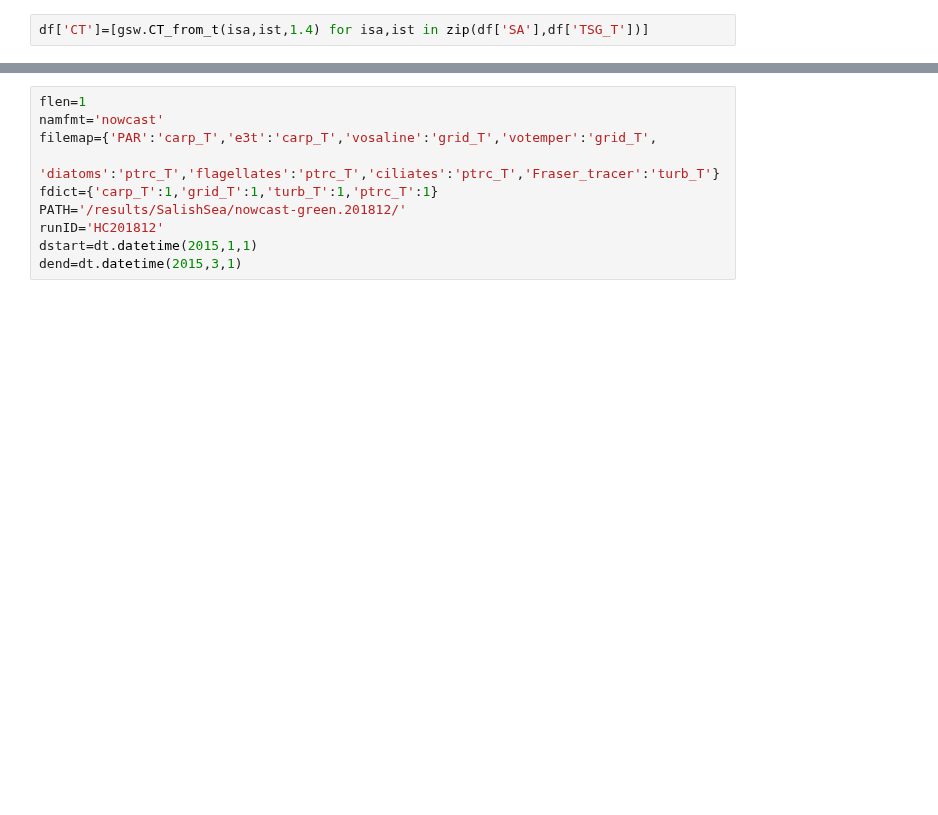
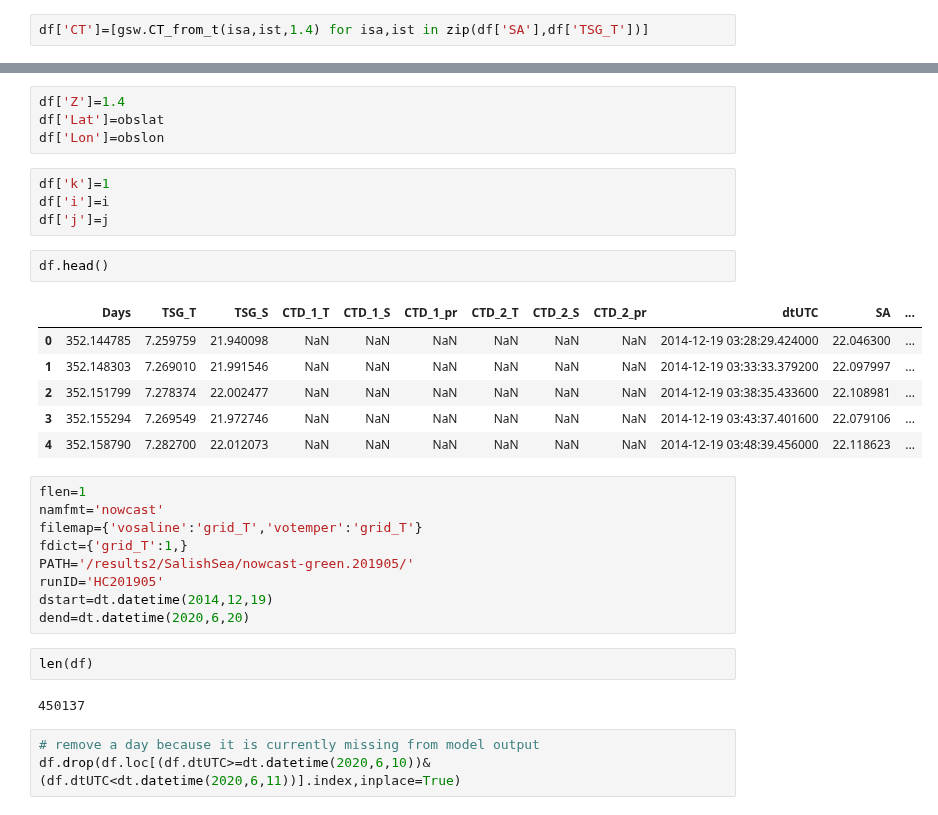
Before and after one commit to SalishSeaCast/analysis-elise-2, a Jupyter notebook: notebooks/IzettEval/HyacinthBayTS.ipynb, the cells around one changed output, grey strips where cells are left out. Cells and saved outputs as stored; diff of their text form; blank space fills up the shorter version.

```diff
--- a/notebooks/IzettEval/HyacinthBayTS.ipynb
+++ b/notebooks/IzettEval/HyacinthBayTS.ipynb
@@ -75,10 +63,33 @@ df['CT']=[gsw.CT_from_t(isa,ist,1.4) for isa,ist in zip(df['SA'],df['TSG_T'])]
+# %%
+df['Z']=1.4
+df['Lat']=obslat
+df['Lon']=obslon
+# %%
+df['k']=1
+df['i']=i
+df['j']=j
+# %%
+df.head()
+# %% [output]
+|  | Days | TSG_T | TSG_S | CTD_1_T | CTD_1_S | CTD_1_pr | CTD_2_T | CTD_2_S | CTD_2_pr | dtUTC | SA | ... |
+| 0 | 352.144785 | 7.259759 | 21.940098 | NaN | NaN | NaN | NaN | NaN | NaN | 2014-12-19 03:28:29.424000 | 22.046300 | ... |
+| 1 | 352.148303 | 7.269010 | 21.991546 | NaN | NaN | NaN | NaN | NaN | NaN | 2014-12-19 03:33:33.379200 | 22.097997 | ... |
+| 2 | 352.151799 | 7.278374 | 22.002477 | NaN | NaN | NaN | NaN | NaN | NaN | 2014-12-19 03:38:35.433600 | 22.108981 | ... |
+| 3 | 352.155294 | 7.269549 | 21.972746 | NaN | NaN | NaN | NaN | NaN | NaN | 2014-12-19 03:43:37.401600 | 22.079106 | ... |
+| 4 | 352.158790 | 7.282700 | 22.012073 | NaN | NaN | NaN | NaN | NaN | NaN | 2014-12-19 03:48:39.456000 | 22.118623 | ... |
 # %%
 flen=1
 namfmt='nowcast'
-filemap={'PAR':'carp_T','e3t':'carp_T','vosaline':'grid_T','votemper':'grid_T',
-         'diatoms':'ptrc_T','flagellates':'ptrc_T','ciliates':'ptrc_T','Fraser_tracer':'turb_T'}
-fdict={'carp_T':1,'grid_T':1,'turb_T':1,'ptrc_T':1}
-PATH='/results/SalishSea/nowcast-green.201812/'
-runID='HC201812'
-dstart=dt.datetime(2015,1,1)
-dend=dt.datetime(2015,3,1)
+filemap={'vosaline':'grid_T','votemper':'grid_T'}
+fdict={'grid_T':1,}
+PATH='/results2/SalishSea/nowcast-green.201905/'
+runID='HC201905'
+dstart=dt.datetime(2014,12,19)
+dend=dt.datetime(2020,6,20)
+# %%
+len(df)
+# %% [output]
+450137
+# %%
+# remove a day because it is currently missing from model output
+df.drop(df.loc[(df.dtUTC>=dt.datetime(2020,6,10))&(df.dtUTC<dt.datetime(2020,6,11))].index,inplace=True)
```
Also changed, not shown: parts of 14 cells of this notebook, 1 other file.
